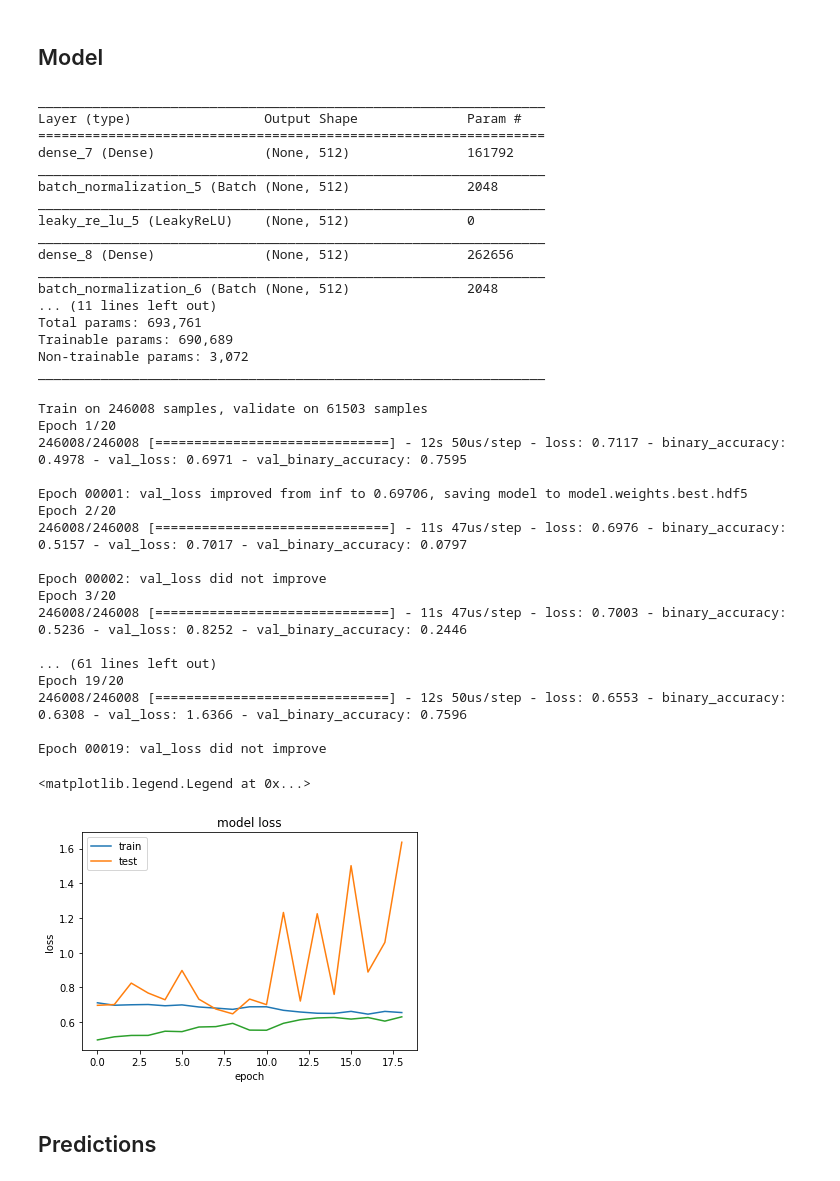
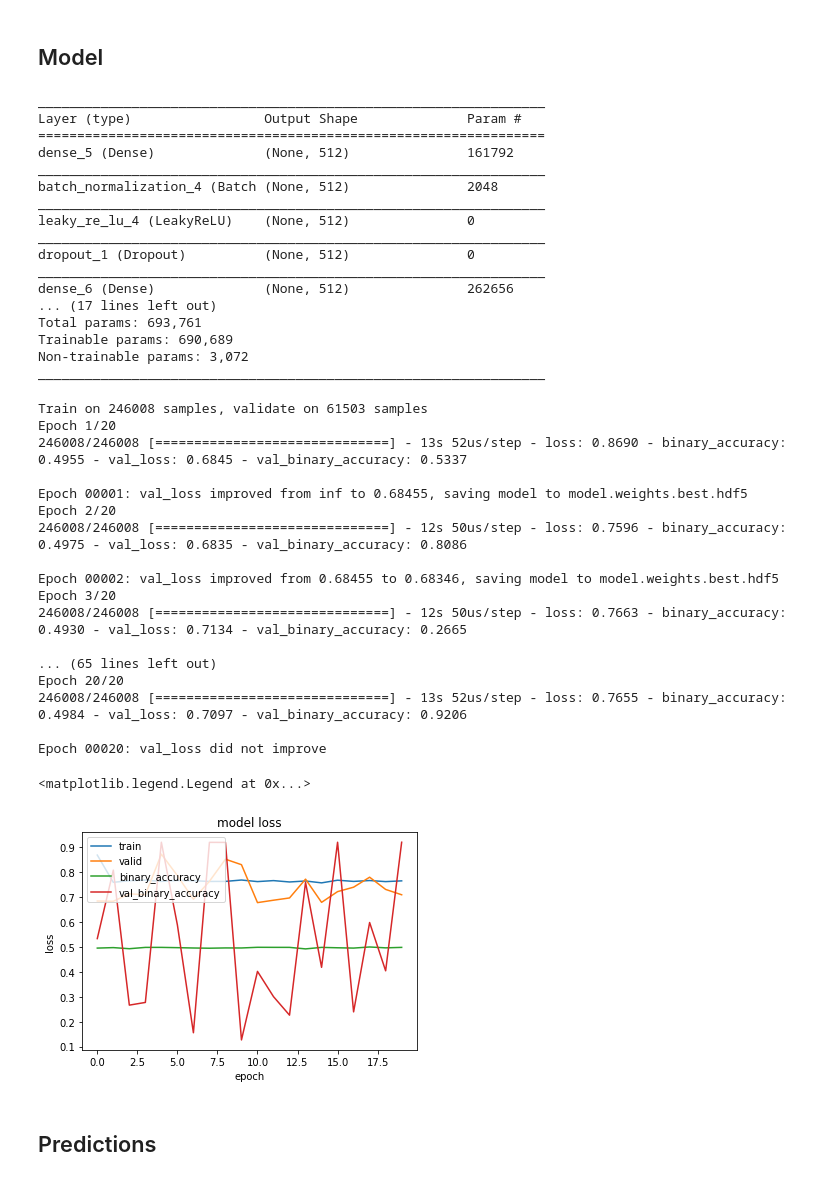
Before and after one commit to astelmashenko/ndml_capstone, a Jupyter notebook: nn-model.ipynb, the cells around one changed output. Drawn from its saved outputs; the diff is of its cells as text; code cells hidden in the pictures.

Commit message:
working on model evaluation and validation

```diff
--- a/nn-model.ipynb
+++ b/nn-model.ipynb
@@ -122,14 +121,17 @@ model = Sequential()
 model.add(Dense(512, input_shape=X_train.shape[1:]))
 model.add(BatchNormalization())
 model.add(LeakyReLU())
+model.add(Dropout(0.1))
 
 model.add(Dense(512))
 model.add(BatchNormalization())
 model.add(LeakyReLU())
+model.add(Dropout(0.3))
 
 model.add(Dense(512))
 model.add(BatchNormalization())
 model.add(LeakyReLU())
+model.add(Dropout(0.6))
 
 # model.add(Dense(512))
 # model.add(BatchNormalization())
@@ -145,16 +147,16 @@ model.summary()
 _________________________________________________________________
 Layer (type)                 Output Shape              Param #
 =================================================================
-dense_7 (Dense)              (None, 512)               161792
+dense_5 (Dense)              (None, 512)               161792
 _________________________________________________________________
-batch_normalization_5 (Batch (None, 512)               2048
+batch_normalization_4 (Batch (None, 512)               2048
 _________________________________________________________________
-leaky_re_lu_5 (LeakyReLU)    (None, 512)               0
+leaky_re_lu_4 (LeakyReLU)    (None, 512)               0
 _________________________________________________________________
-dense_8 (Dense)              (None, 512)               262656
+dropout_1 (Dropout)          (None, 512)               0
 _________________________________________________________________
-batch_normalization_6 (Batch (None, 512)               2048
-... (11 lines left out)
+dense_6 (Dense)              (None, 512)               262656
+... (17 lines left out)
 Total params: 693,761
 Trainable params: 690,689
 Non-trainable params: 3,072
@@ -180,32 +182,33 @@ model.save_weights('model.weights.latest.hdf5')
 # %% [output]
 Train on 246008 samples, validate on 61503 samples
 Epoch 1/20
-246008/246008 [==============================] - 12s 50us/step - loss: 0.7117 - binary_accuracy: 0.4978 - val_loss: 0.6971 - val_binary_accuracy: 0.7595
+246008/246008 [==============================] - 13s 52us/step - loss: 0.8690 - binary_accuracy: 0.4955 - val_loss: 0.6845 - val_binary_accuracy: 0.5337
 
-Epoch 00001: val_loss improved from inf to 0.69706, saving model to model.weights.best.hdf5
+Epoch 00001: val_loss improved from inf to 0.68455, saving model to model.weights.best.hdf5
 Epoch 2/20
-246008/246008 [==============================] - 11s 47us/step - loss: 0.6976 - binary_accuracy: 0.5157 - val_loss: 0.7017 - val_binary_accuracy: 0.0797
+246008/246008 [==============================] - 12s 50us/step - loss: 0.7596 - binary_accuracy: 0.4975 - val_loss: 0.6835 - val_binary_accuracy: 0.8086
 
-Epoch 00002: val_loss did not improve
+Epoch 00002: val_loss improved from 0.68455 to 0.68346, saving model to model.weights.best.hdf5
 Epoch 3/20
-246008/246008 [==============================] - 11s 47us/step - loss: 0.7003 - binary_accuracy: 0.5236 - val_loss: 0.8252 - val_binary_accuracy: 0.2446
+246008/246008 [==============================] - 12s 50us/step - loss: 0.7663 - binary_accuracy: 0.4930 - val_loss: 0.7134 - val_binary_accuracy: 0.2665
 
-... (61 lines left out)
-Epoch 19/20
-246008/246008 [==============================] - 12s 50us/step - loss: 0.6553 - binary_accuracy: 0.6308 - val_loss: 1.6366 - val_binary_accuracy: 0.7596
+... (65 lines left out)
+Epoch 20/20
+246008/246008 [==============================] - 13s 52us/step - loss: 0.7655 - binary_accuracy: 0.4984 - val_loss: 0.7097 - val_binary_accuracy: 0.9206
 
-Epoch 00019: val_loss did not improve
+Epoch 00020: val_loss did not improve
 # %%
 plt.plot(hist.history['loss'])
 plt.plot(hist.history['val_loss'])
 plt.plot(hist.history['binary_accuracy'])
+plt.plot(hist.history['val_binary_accuracy'])
 plt.title('model loss')
 plt.ylabel('loss')
 plt.xlabel('epoch')
-plt.legend(['train', 'test'], loc='upper left')
+plt.legend(['train', 'valid', 'binary_accuracy', 'val_binary_accuracy'], loc='upper left')
 # %% [output]
 <matplotlib.legend.Legend at 0x...>
-[figure, old version]
+[figure, new version]
 # %%
 # clf = KerasClassifier(build_fn=model, epochs=100, batch_size=128, verbose=0)
 # kfold = StratifiedKFold(n_splits=5, shuffle=True)
```
Also changed, not shown: parts of 3 cells of this notebook, 2 other files.
